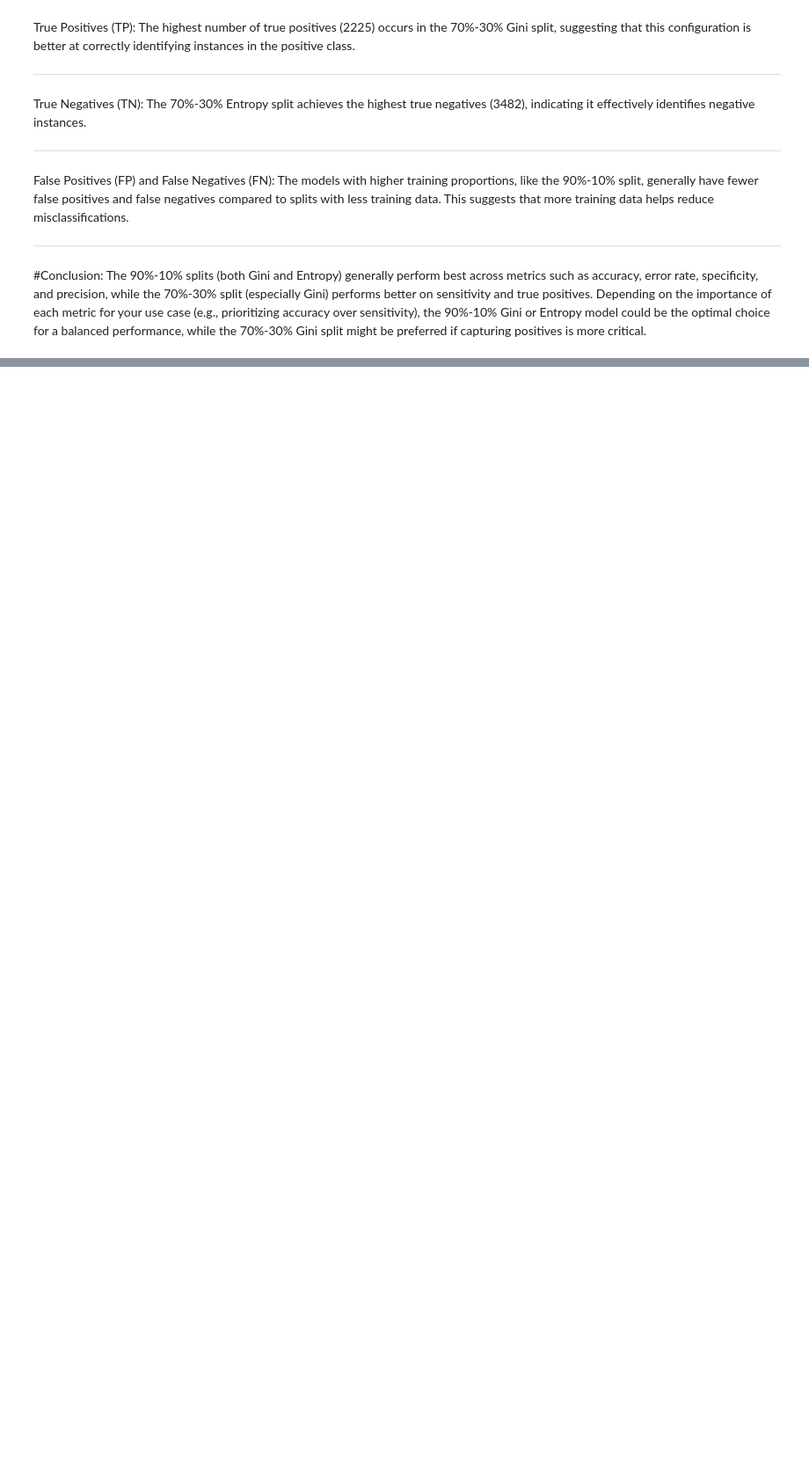
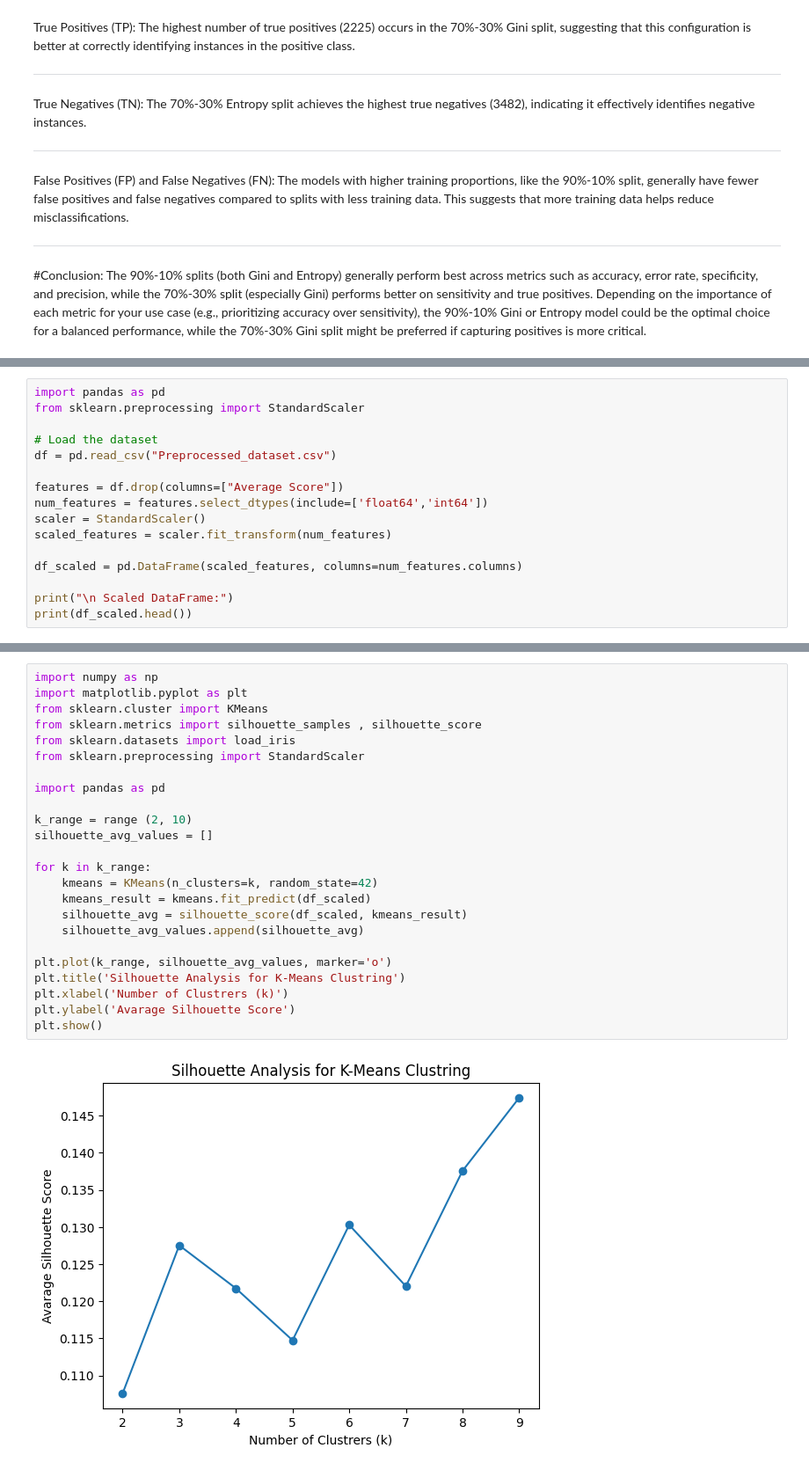
Before and after one commit to mariam-ahmed10/IT326-project, a Jupyter notebook: Phase3.ipynb, the cells around one changed output, grey strips where cells are left out. Shown at 88% size. Cells and saved outputs as stored; diff of their text form; blank space fills up the shorter version.

```diff
--- a/Phase3.ipynb
+++ b/Phase3.ipynb
@@ -504,0 +515,16 @@ The 90%-10% splits (both Gini and Entropy) generally perform best across metrics
+# %%
+import pandas as pd
+from sklearn.preprocessing import StandardScaler
+
+# Load the dataset
+df = pd.read_csv("Preprocessed_dataset.csv")
+
+features = df.drop(columns=["Average Score"])
+num_features = features.select_dtypes(include=['float64','int64'])
+scaler = StandardScaler()
+scaled_features = scaler.fit_transform(num_features)
+
+df_scaled = pd.DataFrame(scaled_features, columns=num_features.columns)
+
+print("\n Scaled DataFrame:")
+print(df_scaled.head())
@@ -504,0 +556,26 @@ The 90%-10% splits (both Gini and Entropy) generally perform best across metrics
+# %%
+import numpy as np
+import matplotlib.pyplot as plt
+from sklearn.cluster import KMeans
+from sklearn.metrics import silhouette_samples , silhouette_score
+from sklearn.datasets import load_iris
+from sklearn.preprocessing import StandardScaler
+
+import pandas as pd
+
+k_range = range (2, 10)
+silhouette_avg_values = []
+
+for k in k_range:
+    kmeans = KMeans(n_clusters=k, random_state=42)
+    kmeans_result = kmeans.fit_predict(df_scaled)
+    silhouette_avg = silhouette_score(df_scaled, kmeans_result)
+    silhouette_avg_values.append(silhouette_avg)
+
+plt.plot(k_range, silhouette_avg_values, marker='o')
+plt.title('Silhouette Analysis for K-Means Clustring')
+plt.xlabel('Number of Clustrers (k)')
+plt.ylabel('Avarage Silhouette Score')
+plt.show()
+# %% [output]
+[figure, added]
```
Also changed, not shown: parts of 16 cells of this notebook.
